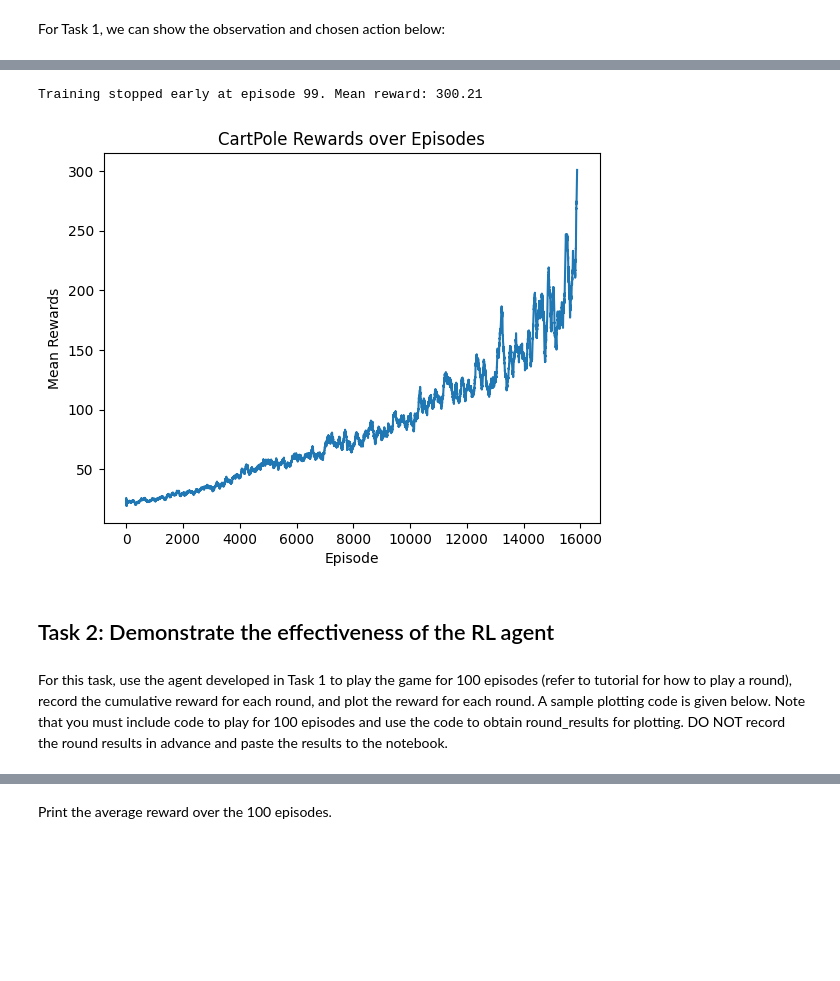
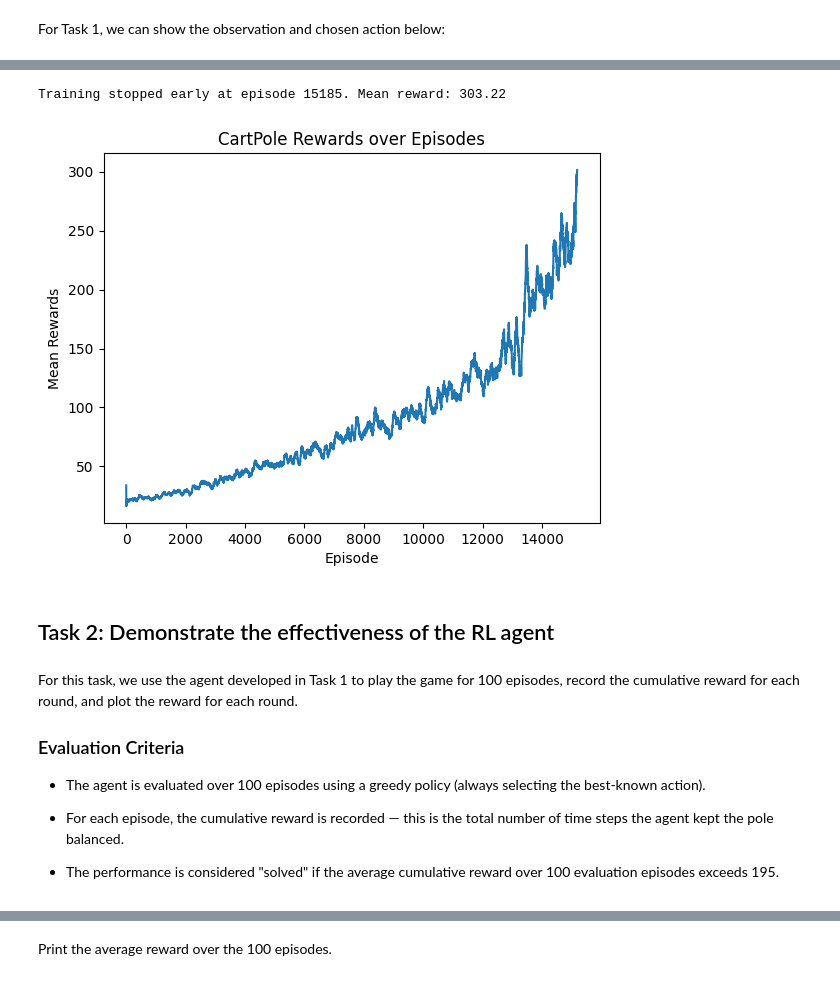
Before and after one commit to charltonxqh/SC3000-Artificial-Intelligence, a Jupyter notebook: cartpole.ipynb, the cells around one changed output, grey strips where cells are left out. Drawn from its saved outputs; the diff is of its cells as text; code cells hidden in the pictures; blank space fills up the shorter version.

```diff
--- a/cartpole.ipynb
+++ b/cartpole.ipynb
@@ -66,10 +57,10 @@ Initial observations: (array([-0.01360515,  0.03844474, -0.03828586,  0.01291339
 # %% [markdown]
 For the CartPole environment, there are two possible actions: 0 for pushing to the left and 1 for pushing to the right. For example, we can push the cart to the left using code below, which returns the new observation, the current reward, an indicator of whether the game ends, and some additional information (not used in this project). For CartPole, the game ends when the pole is significantly tilted or you manage to balance the pole for 500 steps. You get exactly 1 reward for each step before the game ends (i.e., max cumulative reward is 500).
 # %%
-observation, reward, terminated, truncated, info = env.step(0)
+state, reward, terminated, truncated, info = env.step(0)
 done = terminated or truncated  # Combine both termination conditions
 
-print("New observations after choosing action 0:", observation)
+print("New observations after choosing action 0:", state)
 print("Reward for this step:", reward)
 print("Is this round done?", done)
 # %% [output]
@@ -79,11 +70,11 @@ Is this round done? False
 # %% [markdown]
 Now we can play a full round of the game using a naive strategy (always choosing action 0), and show the cumulative reward in the round. Note that reward returned by env.step(*) corresponds to the reward for current step. So we have to accumulate the reward for each step. Clearly, the naive strategy performs poorly by surviving only a dozen of steps.
 # %%
-observation = env.reset()
+state, _ = env.reset()
 cumulative_reward = 0
 done = False
 while not done:
-    observation, reward, terminated, truncated, info = env.step(0)
+    state, reward, terminated, truncated, info = env.step(0)
     done = terminated or truncated
     cumulative_reward += reward
 print("Cumulative reward for this round:", cumulative_reward)
@@ -94,13 +85,13 @@ Cumulative reward for this round: 9.0
 # %% [markdown]
 An example of a naive agent is given below, which randomly chooses an action regardless of the observation:
 # %%
-def rand_policy_agent(observation):
+def rand_policy_agent(state):
     return random.randint(0, 1)
 # %% [markdown]
 For Task 1, we can show the observation and chosen action below:
 # %%
-observation = env.reset()
-action = rand_policy_agent(observation)
-print("Observation:", observation)
+state, _ = env.reset()
+action = rand_policy_agent(state)
+print("Observation:", state)
 print("Chosen action:", action)
 # %% [output]
@@ -154,12 +149,13 @@ $ \epsilon = \max(\epsilon \times \epsilon_{\text{decay}}, \epsilon_{\text{min}}
 # %%
 # Q-learning parameters
-alpha = 0.1  # Increased Learning rate
+alpha = 0.1  # Learning rate
 gamma = 0.99  # Discount factor
 epsilon = 1.0  # Initial exploration rate
 epsilon_decay = 0.9999  # Slower decay rate for better exploration
 epsilon_min = 0.05  # Minimum value of epsilon
-num_episodes = 30000  # Increased training episodes
-rewards_per_episode = []
+
+rewards_per_episode = []  # List of rewards per episode
+episode_count = 0  # Counter for episodes
 
 # Discretization of state space
 def discretize_state(state, bins):
@@ -199,42 +195,58 @@ while(True):
         # Take action and observe new state and reward
         next_state, reward, terminated, truncated, _ = env.step(action)
         next_state = discretize_state(next_state, bins)
         done = terminated or truncated
         total_reward += reward
 
         # Update Q-value using Bellman equation
         q_table[state][action] = (q_table[state][action] + alpha *
                                   (reward + gamma * np.max(q_table[next_state]) - q_table[state][action]))
 
         state = next_state  # Move to next state
 
+    episode_count += 1  # Increment episode count
+
     # Decay epsilon
     epsilon = max(epsilon * epsilon_decay, epsilon_min)
 
+    # Append total reward for this episode
     rewards_per_episode.append(total_reward)
+
     # Check early stopping condition
     if len(rewards_per_episode) >= 100:
-        mean_rewards = np.mean(rewards_per_episode[-100:])
-        if mean_rewards > 300:
-            print(f"Training stopped early at episode {episode}. Mean reward: {mean_rewards}")
+        mean_reward = np.mean(rewards_per_episode[-100:])  # Mean of last 100 episodes
+        # Stop training if mean reward over the last 100 episodes is greater than 300
+        if mean_reward > 300:
+            print(f"Training stopped early at episode {episode_count}. Mean reward: {mean_reward}")
             break
 
 env.close()
 
+# Calculate the moving average of rewards over the last 100 episodes to smooth out the learning curve
 mean_rewards = [np.mean(rewards_per_episode[max(0, t - 100):(t + 1)]) for t in range(len(rewards_per_episode))]
+
+# Plot mean rewards over episodes
 plt.plot(mean_rewards)
 plt.xlabel("Episode")
 plt.ylabel("Mean Rewards")
 plt.title("CartPole Rewards over Episodes")
 plt.savefig('cartpole_rewards.png')
 plt.show()
 # %% [output]
-Training stopped early at episode 99. Mean reward: 300.21
+Training stopped early at episode 15185. Mean reward: 303.22
-[figure, old version]
+[figure, new version]
 # %% [markdown]
 ## Task 2: Demonstrate the effectiveness of the RL agent
-# %% [markdown]
-For this task, use the agent developed in Task 1 to play the game for 100 episodes (refer to tutorial for how to play a round), record the cumulative reward for each round, and plot the reward for each round. A sample plotting code is given below. Note that you must include code to play for 100 episodes and use the code to obtain round_results for plotting. DO NOT record the round results in advance and paste the results to the notebook.
+# %% [markdown]
+For this task, we use the agent developed in Task 1 to play the game for 100 episodes, record the cumulative reward for each round, and plot the reward for each round.
+
+### Evaluation Criteria
+
+- The agent is evaluated over 100 episodes using a greedy policy (always selecting the best-known action).
+
+- For each episode, the cumulative reward is recorded — this is the total number of time steps the agent kept the pole balanced.
+
+- The performance is considered "solved" if the average cumulative reward over 100 evaluation episodes exceeds 195.
 # %%
 # Evaluate agent's performance
 num_eval_episodes = 100
```
Also changed, not shown: parts of 23 cells of this notebook, 1 other file.
